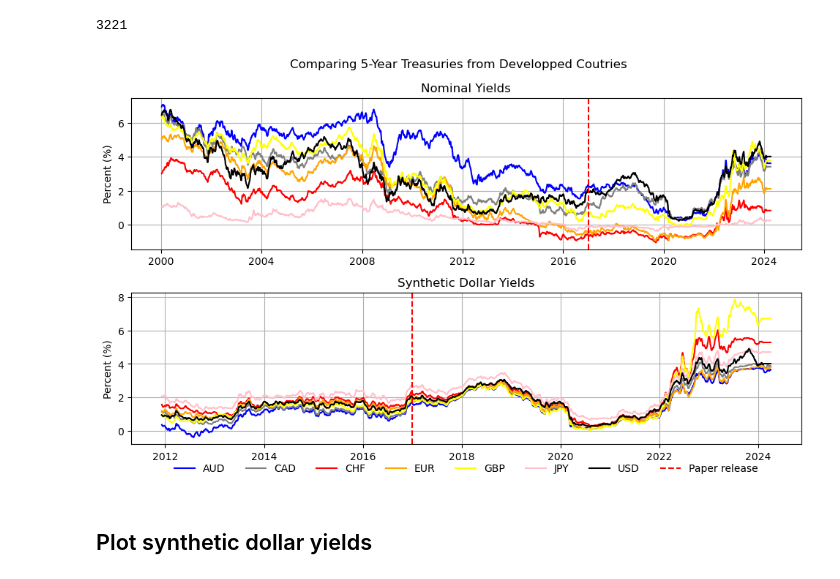
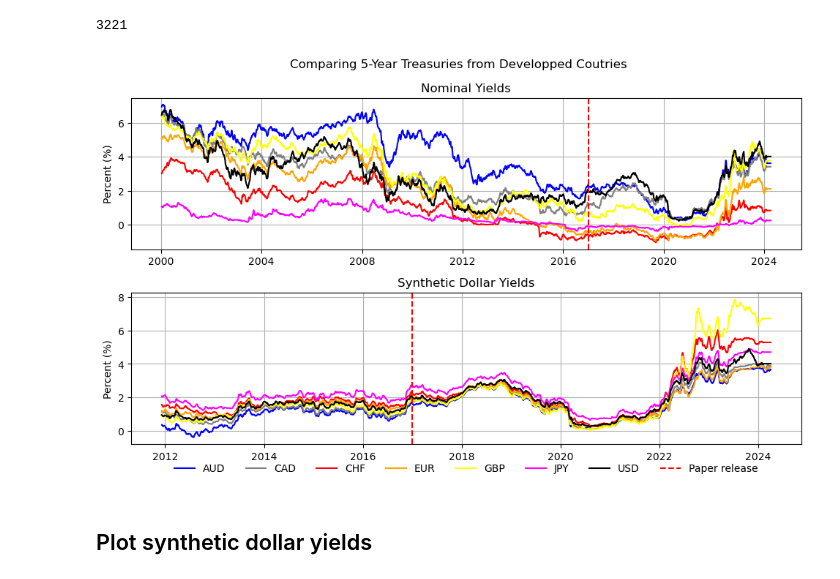
Before and after one commit to NicholasWatney/MGT6769-The-U.S.-Treasury-Premium, a Jupyter notebook: felix_nb2.ipynb, the cells around one changed output. Saved outputs shown, nothing was run; the diff lists cells and outputs as text; code cells hidden in the pictures.

```diff
--- a/felix_nb2.ipynb
+++ b/felix_nb2.ipynb
@@ -178,37 +178,37 @@ ax1.plot(cad['Timestamp'][7:], pd.Series(cad['C1015Y Index']).rolling(window=7).
 ax1.plot(chf['Timestamp'][7:], pd.Series(chf['C2565Y Index']).rolling(window=7).mean().dropna(), label='CHF',color = 'red')
 ax1.plot(eur['Timestamp'][7:], pd.Series(eur['C9105Y Index']).rolling(window=7).mean().dropna(), label='EUR',color = 'orange')
 ax1.plot(gbp['Timestamp'][7:], pd.Series(gbp['C1105Y Index']).rolling(window=7).mean().dropna(), label='GBP',color = 'yellow')
-ax1.plot(jpy['Timestamp'][7:], pd.Series(jpy['C1055Y Index']).rolling(window=7).mean().dropna(), label='JPY',color = 'pink')
+ax1.plot(jpy['Timestamp'][7:], pd.Series(jpy['C1055Y Index']).rolling(window=7).mean().dropna(), label='JPY',color = 'magenta')
 ax1.plot(usd['Timestamp'][7:], pd.Series(usd['C0825Y Index']).rolling(window=7).mean().dropna(), label='USD',color = 'black')
 ax1.axvline(x=pd.Timestamp('2017-01-01'), color='r', linestyle='--', label='Paper release')
 ax1.set_ylabel('Percent (%)')
 ax1.set_title('Nominal Yields')
 ax1.grid(True)
 
 # Plotting synthetic usd
 
 ax2.plot(ts[6:], pd.Series(au['C1275Y Index']-forward_premium_au).rolling(window=7).mean().dropna(), label='AUD',color = 'blue')
 ax2.plot(ts[6:], pd.Series(cad['C1015Y Index']-forward_premium_cad).rolling(window=7).mean().dropna(), label='CAD', color = 'grey')
 ax2.plot(ts[6:], pd.Series(chf['C2565Y Index']-forward_premium_chf).rolling(window=7).mean().dropna(), label='CHF',color = 'red')
 ax2.plot(ts[6:], pd.Series(eur['C9105Y Index']-forward_premium_eur).rolling(window=7).mean().dropna(), label='EUR',color = 'orange')
 ax2.plot(ts[6:], pd.Series(gbp['C1105Y Index']-forward_premium_gbp).rolling(window=7).mean().dropna(), label='GBP',color = 'yellow')
-ax2.plot(ts[6:], pd.Series(jpy['C1055Y Index']-forward_premium_jpy).rolling(window=7).mean().dropna(), label='JPY',color = 'pink')
+ax2.plot(ts[6:], pd.Series(jpy['C1055Y Index']-forward_premium_jpy).rolling(window=7).mean().dropna(), label='JPY',color = 'magenta')
 ax2.plot(ts[5:], pd.Series(usd['C0825Y Index'][3106:]).rolling(window=7).mean().dropna(), label='USD',color = 'black')
 ax2.axvline(x=pd.Timestamp('2017-01-01'), color='r', linestyle='--', label='Paper release')
 ax2.set_ylabel('Percent (%)')
 ax2.legend(loc='upper center', bbox_to_anchor=(0.5, -0.1), frameon=False, borderaxespad=0, ncol=8)
 ax2.set_title('Synthetic Dollar Yields')
 ax2.grid(True)
 
 # Add figure title
 plt.suptitle('Comparing 5-Year Treasuries from Developped Coutries')
 
 # Adjust layout to prevent overlapping
 plt.tight_layout()
 
 plt.show()
 # %% [output]
-[figure, old version]
+[figure, new version]
 # %% [markdown]
 ## Plot synthetic dollar yields
 # %% [markdown]
```
